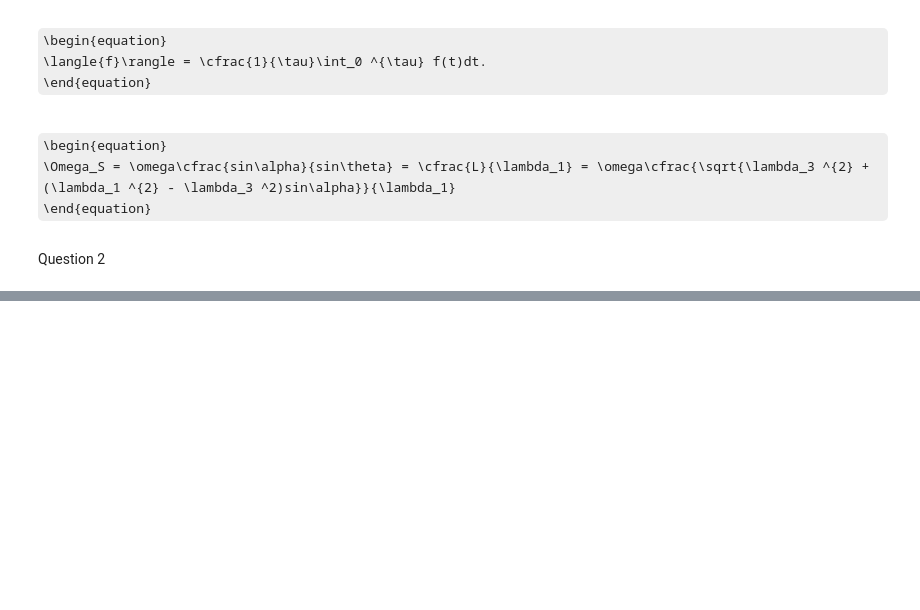
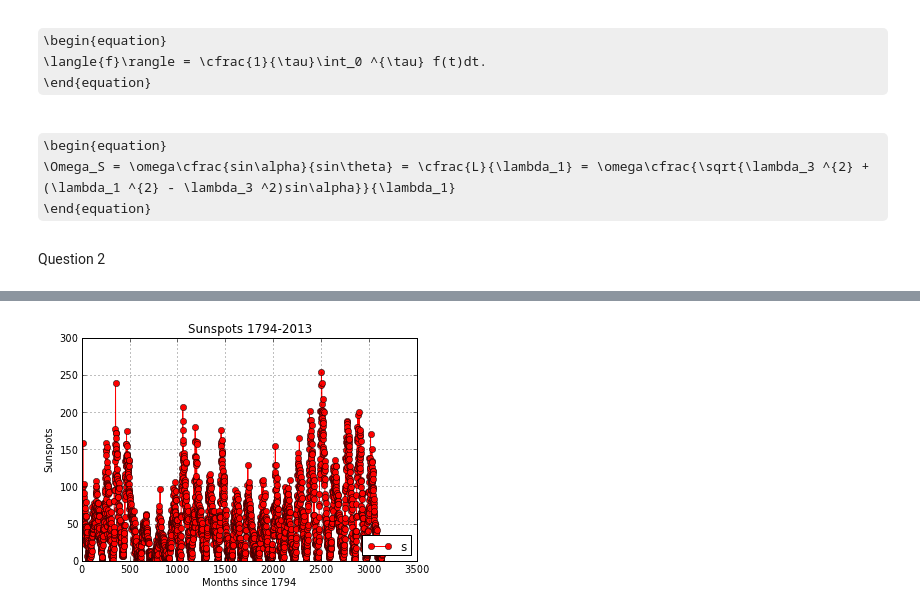
Before and after one commit to Rbnewens/PHYS202-S13, a Jupyter notebook: Week3/GraphicsEx2.ipynb, the cells around one changed output, grey strips where cells are left out. Drawn from its saved outputs; the diff is of its cells as text; code cells hidden in the pictures; some formulas as TeX source; blank space fills up the shorter version.

```diff
--- a/Week3/GraphicsEx2.ipynb
+++ b/Week3/GraphicsEx2.ipynb
@@ -39,0 +69,17 @@ grid(True)
+# %%
+import numpy as np
+from matplotlib import pyplot as plt
+from matplotlib import dates
+import datetime
+data = loadtxt("/nfshome/rbnewens/sunspots.txt")
+x = data[:,0]
+y = data[:,1]
+# %%
+plot(x, y, marker='o', color='red')
+xlabel('Months since 1794')
+ylabel('Sunspots')
+title('Sunspots 1794-2013')
+legend('sunspots', loc='lower right')
+grid(True)
+# %% [output]
+[figure, added]
```
Also changed, not shown: parts of 9 cells of this notebook, 5 other files.
